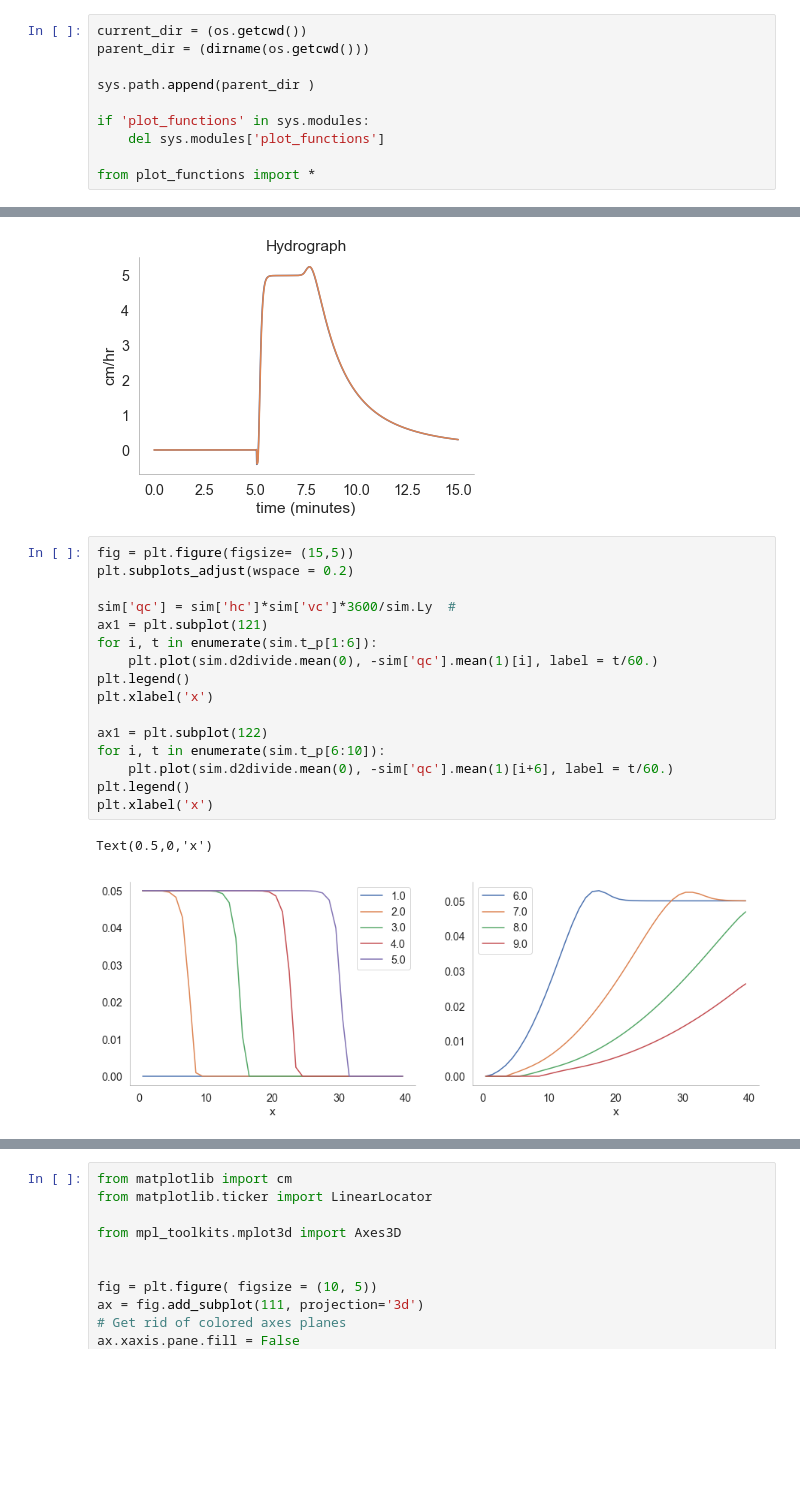
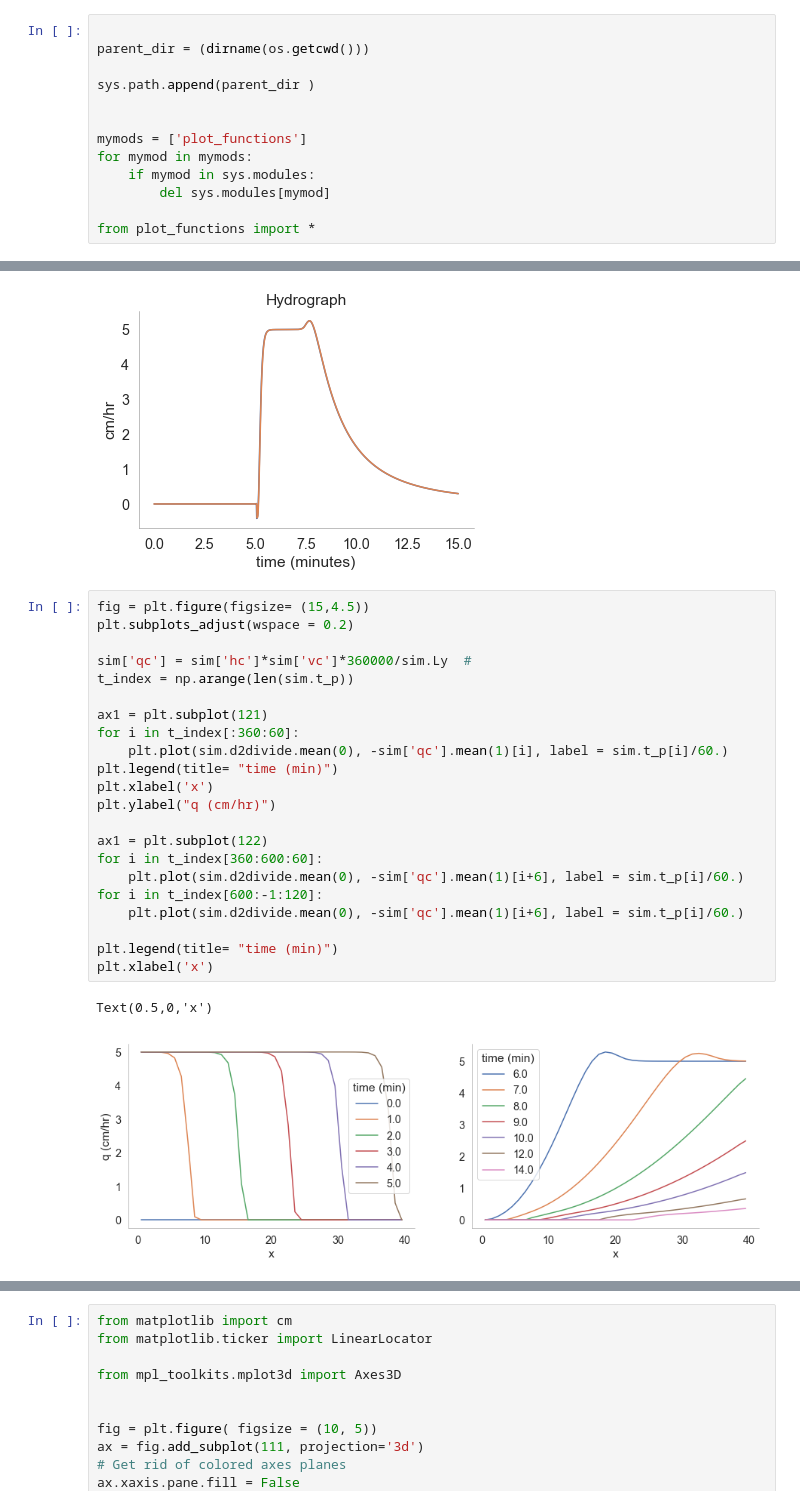
Before and after one commit to octavia-crompton/SVE-R, a Jupyter notebook: example_inflow/inflow_example.ipynb, the cells around one changed output, grey strips where cells are left out. Cells and saved outputs as stored; diff of their text form; blank space fills up the shorter version.

```diff
--- a/example_inflow/inflow_example.ipynb
+++ b/example_inflow/inflow_example.ipynb
@@ -15,11 +15,14 @@ from mpl_toolkits.mplot3d import Axes3D
 # %%
-current_dir = (os.getcwd())
+
 parent_dir = (dirname(os.getcwd()))
 
 sys.path.append(parent_dir )
 
-if 'plot_functions' in sys.modules:
-    del sys.modules['plot_functions']
+
+mymods = ['plot_functions']
+for mymod in mymods:
+    if mymod in sys.modules:
+        del sys.modules[mymod]
 
 from plot_functions import *
 # %%
@@ -40,24 +43,30 @@ plt.title('Hydrograph')
 Text(0.5,1,'Hydrograph')
 [figure]
 # %%
-fig = plt.figure(figsize= (15,5))
+fig = plt.figure(figsize= (15,4.5))
 plt.subplots_adjust(wspace = 0.2)
 
-sim['qc'] = sim['hc']*sim['vc']*3600/sim.Ly  #
+sim['qc'] = sim['hc']*sim['vc']*360000/sim.Ly  #
+t_index = np.arange(len(sim.t_p))
+
 ax1 = plt.subplot(121)
-for i, t in enumerate(sim.t_p[1:6]):
-    plt.plot(sim.d2divide.mean(0), -sim['qc'].mean(1)[i], label = t/60.)
-plt.legend()
+for i in t_index[:360:60]:
+    plt.plot(sim.d2divide.mean(0), -sim['qc'].mean(1)[i], label = sim.t_p[i]/60.)
+plt.legend(title= "time (min)")
 plt.xlabel('x')
+plt.ylabel("q (cm/hr)")
 
 ax1 = plt.subplot(122)
-for i, t in enumerate(sim.t_p[6:10]):
-    plt.plot(sim.d2divide.mean(0), -sim['qc'].mean(1)[i+6], label = t/60.)
-plt.legend()
+for i in t_index[360:600:60]:
+    plt.plot(sim.d2divide.mean(0), -sim['qc'].mean(1)[i+6], label = sim.t_p[i]/60.)
+for i in t_index[600:-1:120]:
+    plt.plot(sim.d2divide.mean(0), -sim['qc'].mean(1)[i+6], label = sim.t_p[i]/60.)
+
+plt.legend(title= "time (min)")
 plt.xlabel('x')
 # %% [output]
 Text(0.5,0,'x')
-[figure, old version]
+[figure, new version]
 # %%
 fig = plt.figure(figsize= (15,5))
 plt.subplots_adjust(wspace = 0.2)
```
Also changed, not shown: parts of 4 cells of this notebook, 5 other files.
